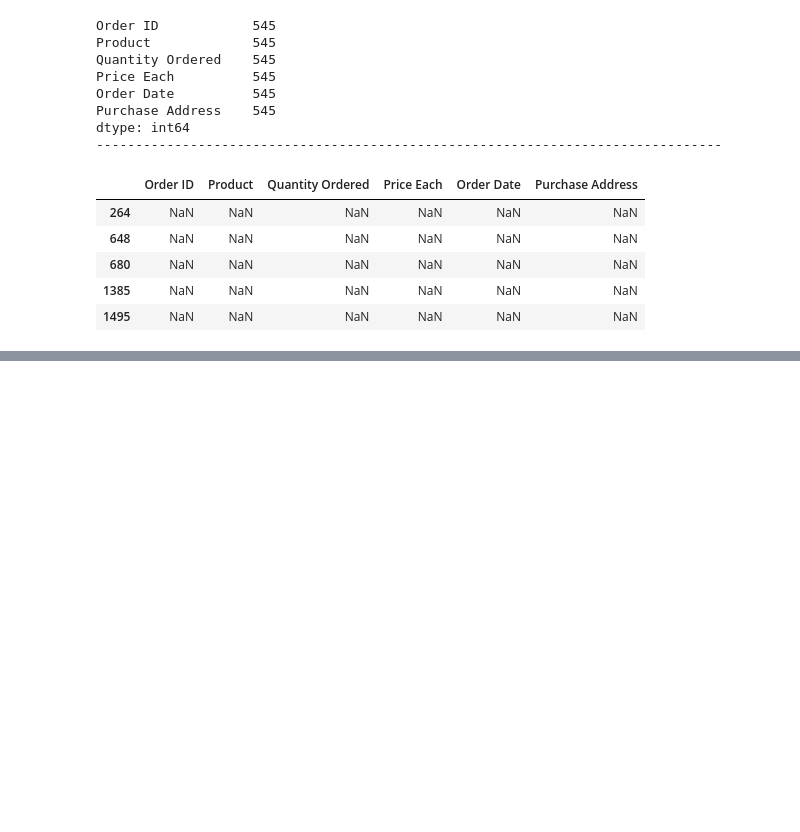
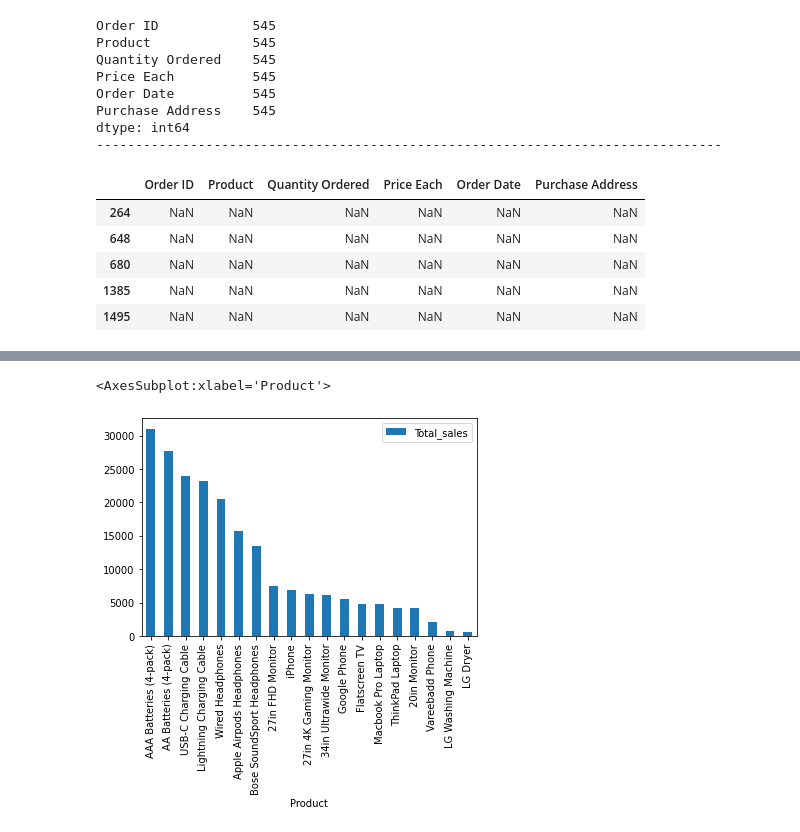
Before and after one commit to dana6691/Sales_Analysis, a Jupyter notebook: sales.ipynb, the cells around one changed output, grey strips where cells are left out. Drawn from its saved outputs; the diff is of its cells as text; code cells hidden in the pictures; blank space fills up the shorter version.

```diff
--- a/sales.ipynb
+++ b/sales.ipynb
@@ -147,0 +168,7 @@ array(['12', 'Or', nan, '01', '04', '05', '02', '03', '08', '09', '06',
+# %%
+# Q3 What product is the most popular?
+df_product = df.groupby(['Product'],as_index=False).agg(Total_sales = ("Quantity Ordered",sum))
+df_product.sort_values(['Total_sales'], ascending=False).plot(kind="bar",x="Product")
+# %% [output]
+<AxesSubplot:xlabel='Product'>
+[figure, added]
```
Also changed, not shown: parts of 27 cells of this notebook, 3 other files.
